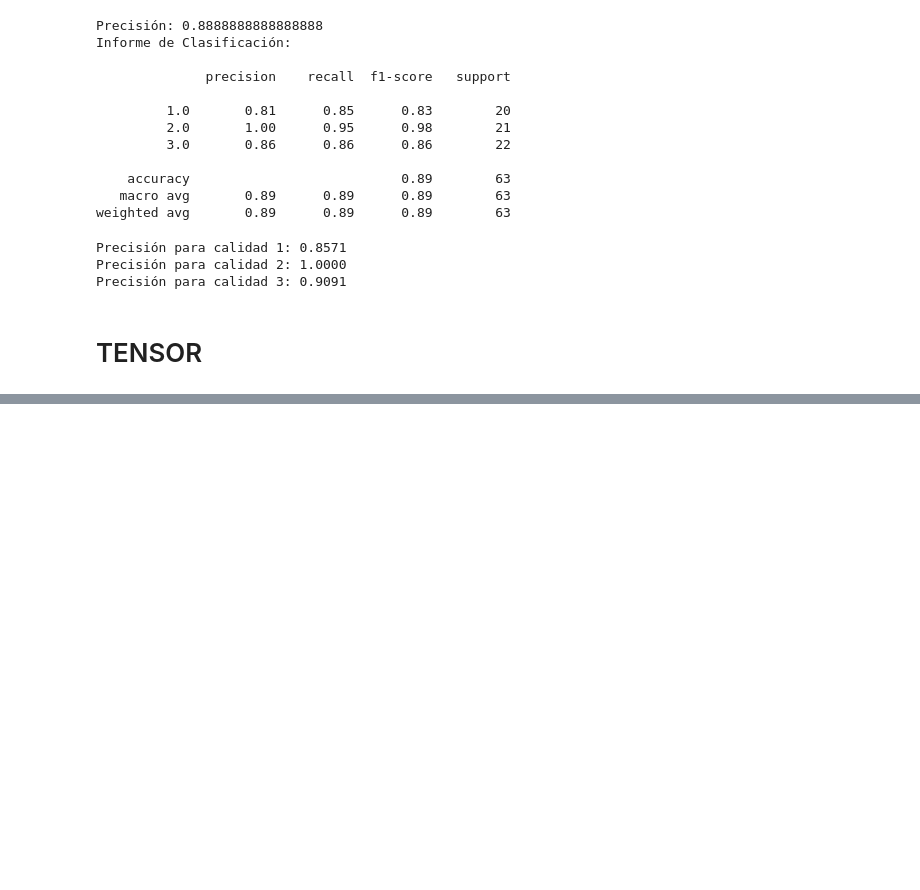
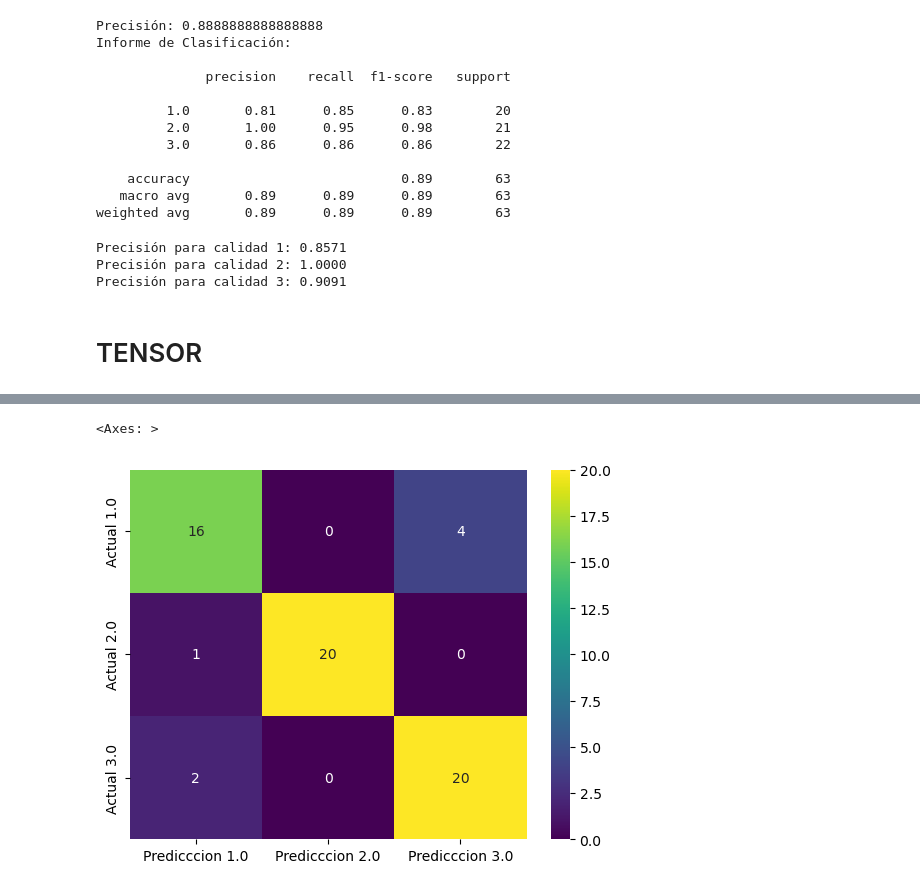
Before and after one commit to Eriik12/PROYECTO, a Jupyter notebook: TRIGO/Untitled.ipynb, the cells around one changed output, grey strips where cells are left out. Saved outputs shown, nothing was run; the diff lists cells and outputs as text; code cells hidden in the pictures; blank space fills up the shorter version.

```diff
--- a/TRIGO/Untitled.ipynb
+++ b/TRIGO/Untitled.ipynb
@@ -349,11 +349,11 @@ from tensorflow import keras
 
 model = tf.keras.models.Sequential([
 
-  keras.layers.Dense(100, activation='relu', input_shape=(4,), kernel_regularizer=keras.regularizers.l2(0.001)),
+  keras.layers.Dense(100, activation='selu', input_shape=(4,), kernel_regularizer=keras.regularizers.l2(0.001)),
   keras.layers.Dropout(0.5),
-  keras.layers.Dense(50, activation='relu', kernel_regularizer=keras.regularizers.l2(0.001)),
+  keras.layers.Dense(50, activation='selu', kernel_regularizer=keras.regularizers.l2(0.001)),
   keras.layers.Dropout(0.5),
-  keras.layers.Dense(25, activation='relu', kernel_regularizer=keras.regularizers.l2(0.001)),
+  keras.layers.Dense(25, activation='selu', kernel_regularizer=keras.regularizers.l2(0.001)),
   keras.layers.Dropout(0.5),
   keras.layers.Dense(3, activation='softmax')
 ])
@@ -361,8 +361,10 @@ model = tf.keras.models.Sequential([
 
 model.compile(loss='categorical_crossentropy', optimizer='adam', metrics=['accuracy'])
 # %%
-history = model.fit(X_train, y_train2, batch_size=16, epochs=1000, verbose=3,
+history = model.fit(X_train, y_train2, batch_size=32, epochs=1000, verbose=2,
                     shuffle=True, validation_data=(X_val, y_val2))
+
+
 print(history.history.keys())
 # %% [output]
 Epoch 1/1000
@@ -384 +386,7 @@ Epoch 1000/1000
 dict_keys(['loss', 'accuracy', 'val_loss', 'val_accuracy'])
+# %%
+
+q = model.predict(X_val)
+q=np.argmax(q, axis = 1)
+plot(y_val_array,q)
+# %% [output]
@@ -384,0 +394,2 @@ dict_keys(['loss', 'accuracy', 'val_loss', 'val_accuracy'])
+<Axes: >
+[figure, added]
```
Also changed, not shown: parts of 4 cells of this notebook.
